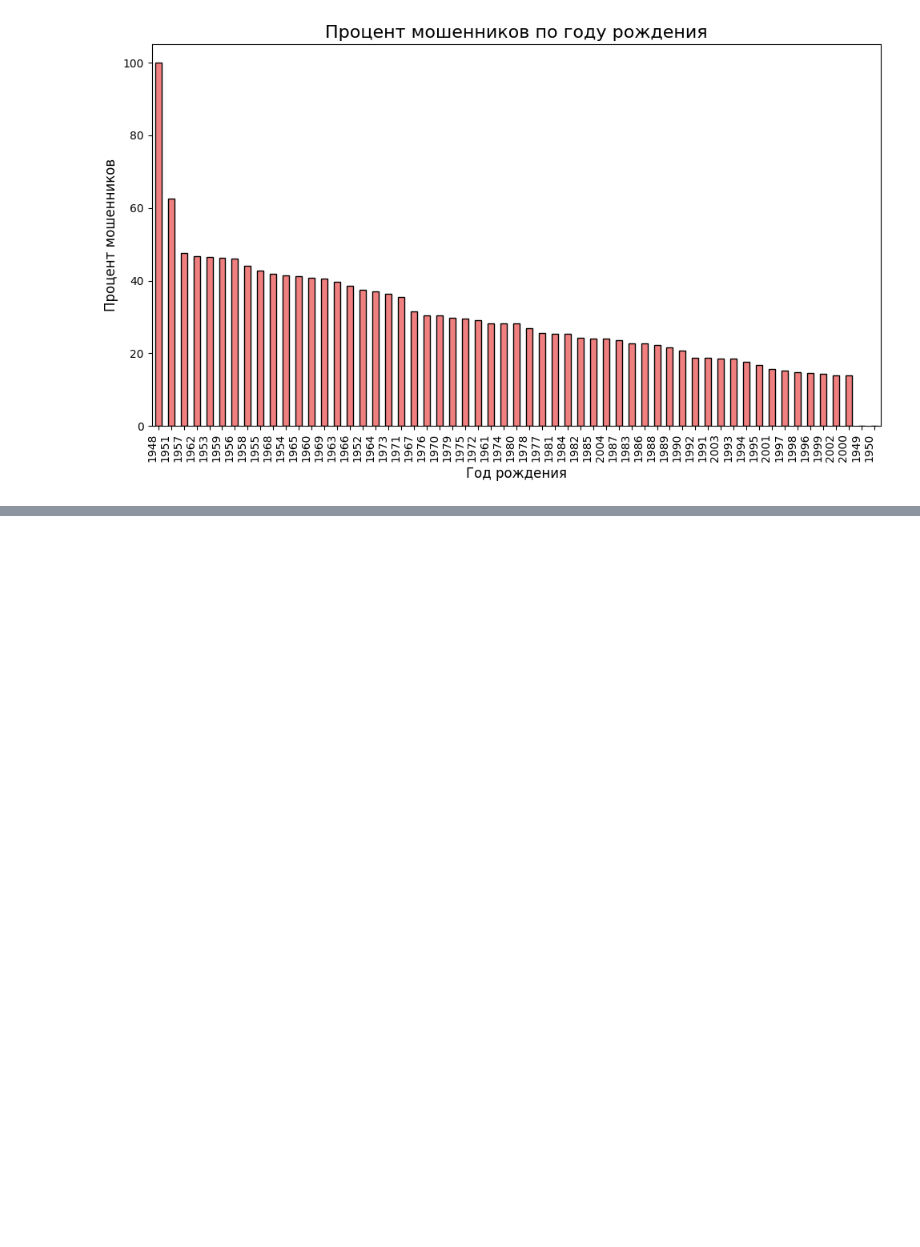
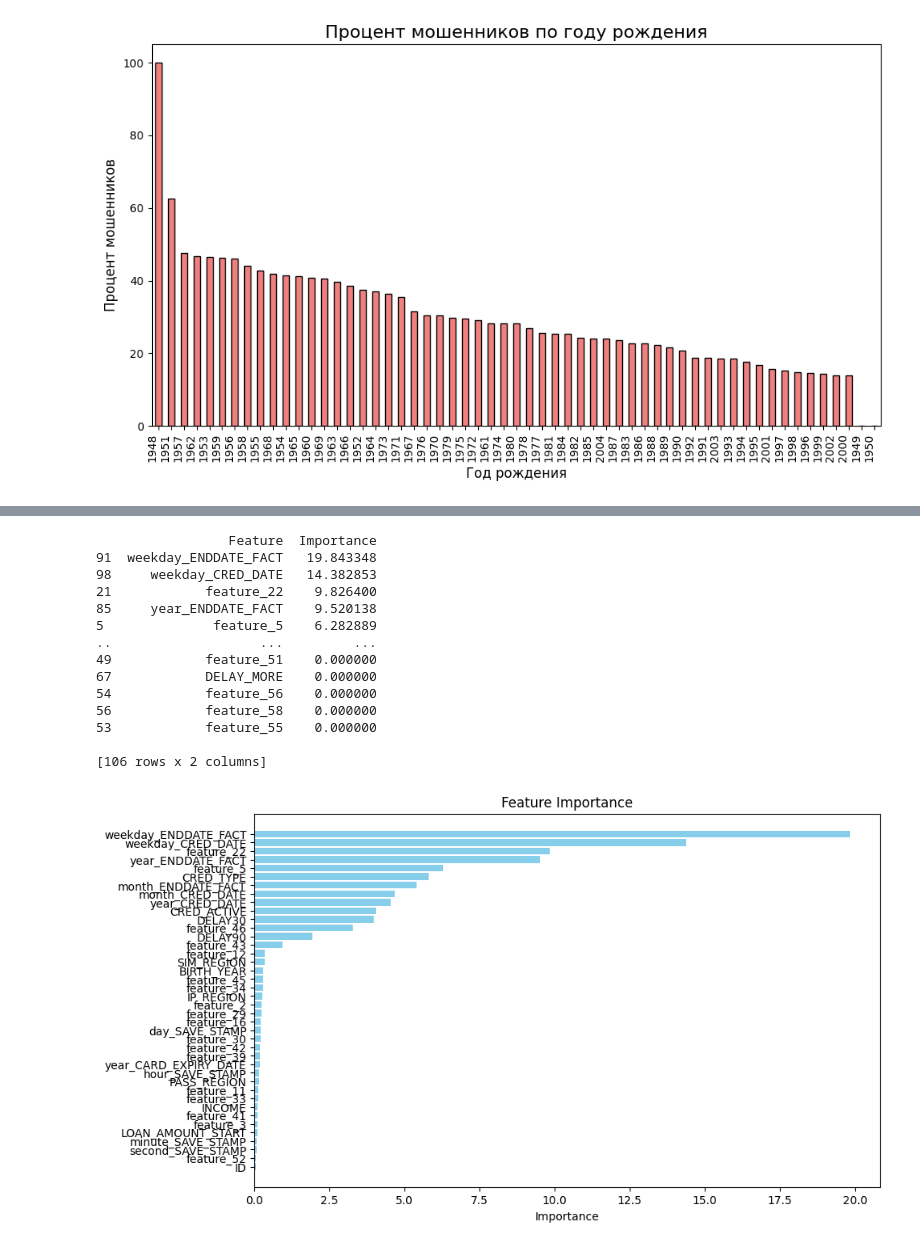
Before and after one commit to budennovsk/testovoe_Antifraud, a Jupyter notebook: testovoe_Antifraud.ipynb, the cells around one changed output, grey strips where cells are left out. Saved outputs shown, nothing was run; the diff lists cells and outputs as text; code cells hidden in the pictures; blank space fills up the shorter version.

```diff
--- a/testovoe_Antifraud.ipynb
+++ b/testovoe_Antifraud.ipynb
@@ -1294,0 +1599,40 @@ else:
+# %%
+# Получаем важность признаков
+feature_importance = model.get_feature_importance()
+
+# Создаем DataFrame для удобства отображения
+importance_df = pd.DataFrame({
+    'Feature': X_train.columns,
+    'Importance': feature_importance
+})
+
+# Сортируем по убыванию
+importance_df = importance_df.sort_values(by='Importance', ascending=False)
+
+# Выводим результат
+print(importance_df)
+importance_df=importance_df.head(40)
+
+# Строим график важности признаков
+plt.figure(figsize=(10, 6))
+plt.barh(importance_df['Feature'], importance_df['Importance'], color='skyblue')
+plt.xlabel('Importance')
+plt.title('Feature Importance')
+plt.gca().invert_yaxis()  # Инвертируем ось Y, чтобы наиболее важные признаки были сверху
+plt.show()
+# %% [output]
+                 Feature  Importance
+91  weekday_ENDDATE_FACT   19.843348
+98     weekday_CRED_DATE   14.382853
+21            feature_22    9.826400
+85     year_ENDDATE_FACT    9.520138
+5              feature_5    6.282889
+..                   ...         ...
+49            feature_51    0.000000
+67            DELAY_MORE    0.000000
+54            feature_56    0.000000
+56            feature_58    0.000000
+53            feature_55    0.000000
+
+[106 rows x 2 columns]
+[figure, added]
```
Also changed, not shown: parts of 19 cells of this notebook.
